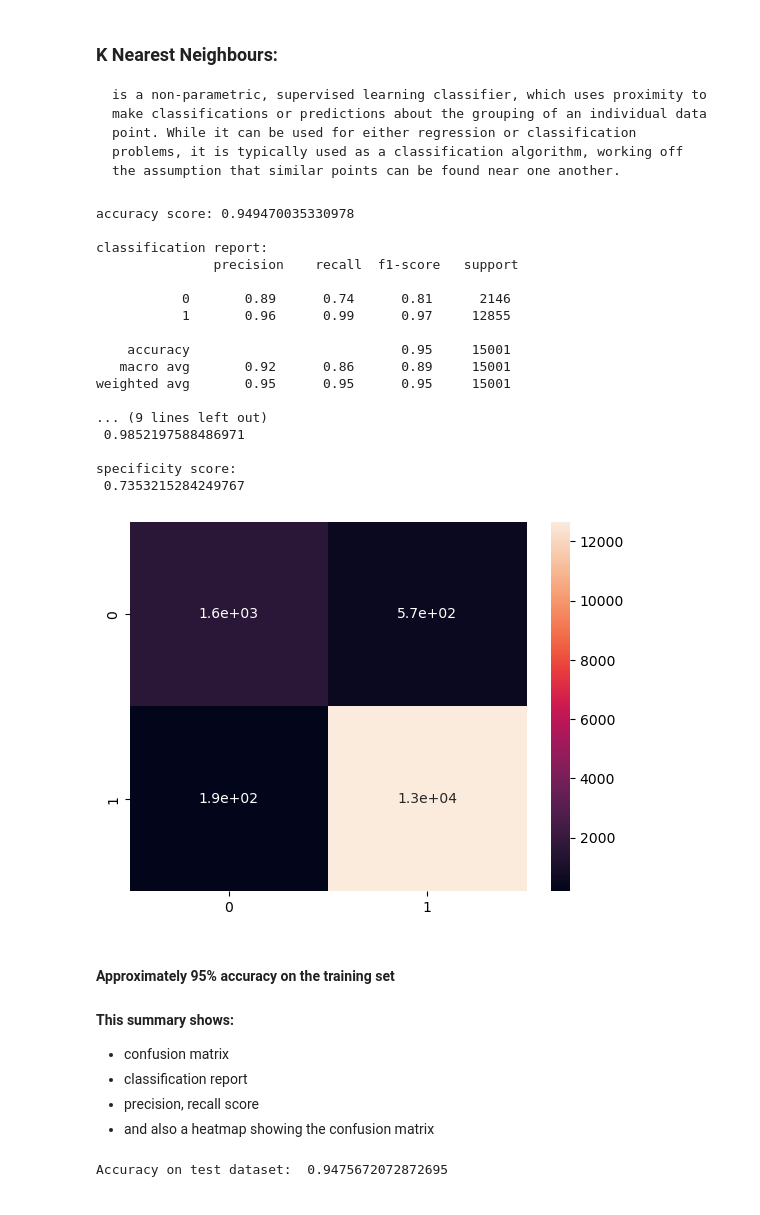
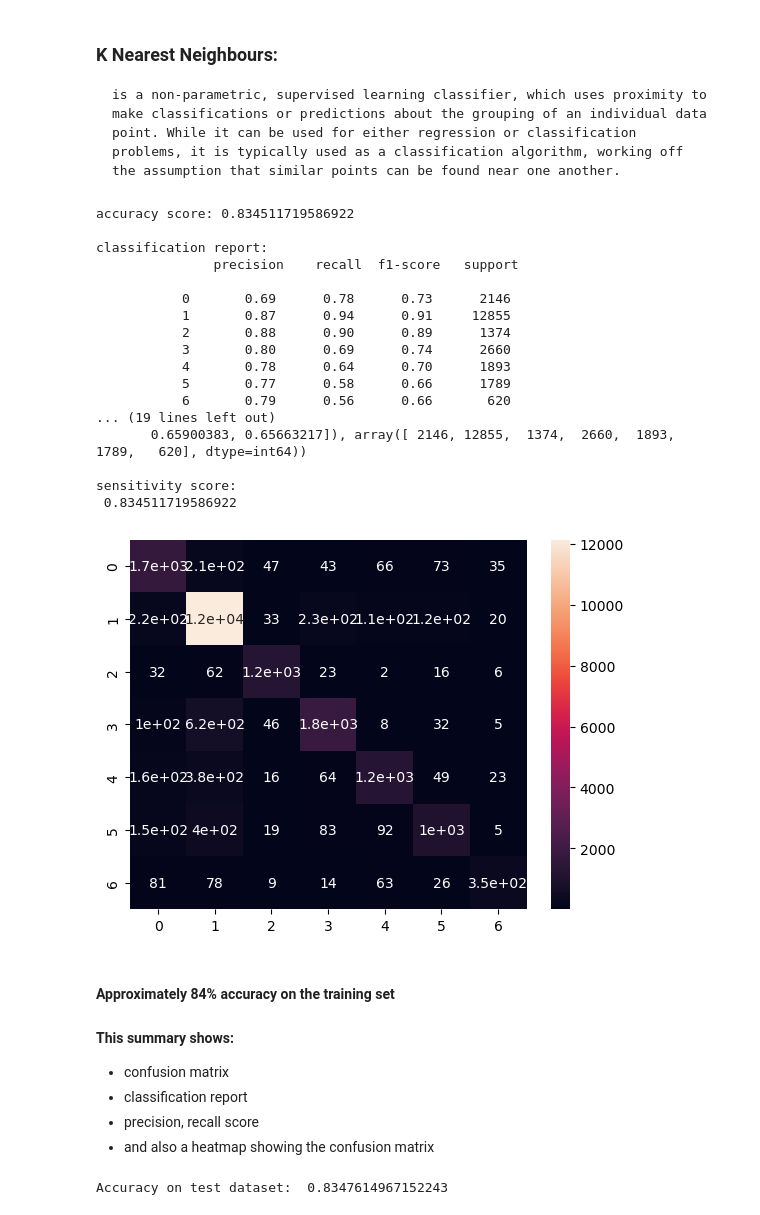
Before and after one commit to Taoheed-O/Tuberculosis_Survival_prediction, a Jupyter notebook: Machine_learning.ipynb, the cells around one changed output. Drawn from its saved outputs; the diff is of its cells as text; code cells hidden in the pictures.

```diff
--- a/Machine_learning.ipynb
+++ b/Machine_learning.ipynb
@@ -299,7 +299,10 @@ patients_total_2022 = pd.merge(patients_2022_new, regimens_2022_new, on='patient
 # %%
 patients_total_2022['outcome_cd_state'] = patients_total_2022['outcome_cd'].apply(lambda x:'cured'\
 if x == 'cured' else ('still on treatment' if x == 'stillOnTreatment' \
-               else ("died" if x == 'died' else 'others')))
+               else ("died" if x == 'died'\
+                     else( 'failure' if x == 'failure'\
+                          else('completed' if x == 'completed'\
+                               else ('loss to follow up' if x == 'ltfu' else 'unknown'))))))
 # %% [markdown]
 #### Doing the same process above to the patients 2023 and regimens 2023
 - Merging DataFrames
@@ -310,7 +313,10 @@ patients_total_2023 = pd.merge(patients_2023_new, regimens_2023_new, on='patient
 # %%
 patients_total_2023['outcome_cd_state'] = patients_total_2023['outcome_cd'].apply(lambda x:'cured'\
 if x == 'cured' else ('still on treatment' if x == 'stillOnTreatment' \
-               else ("died" if x == 'died' else 'others')))
+               else ("died" if x == 'died'\
+                     else( 'failure' if x == 'failure'\
+                          else('completed' if x == 'completed'\
+                               else ('loss to follow up' if x == 'ltfu' else 'unknown'))))))
 # %%
 patients_total_2022['year'] = 2022
 patients_total_2023['year'] = 2023
@@ -325,2 +341,7 @@ patients_total_cured_died = patients_total[patients_total['outcome_cd'].isin(['c
 # %%
-patients_total_cured_died['outcome_cd_bin'] = patients_total_cured_died['outcome_cd_state'].apply(lambda x: 1 if x == 'cured' else 0)
+patients_total['outcome_cd_bin'] = patients_total['outcome_cd_state'].apply(lambda x: 1 if x == 'cured' \
+                                                                                       else (0 if x == 'died' \
+                                                                                            else (2 if x == 'still on treatment'\
+                                                                                                  else(3 if x == 'completed'\
+                                                                                                      else(4 if x == 'loss to follow up'\
+                                                                                                          else(5 if x == 'failure' else 6))))))
@@ -386,10 +402,10 @@ features = ['gender', 'country', 'education', 'employment',
                       'lung_localization', 'x_ray_count', 'age_of_onset', 'bmi', 'period_span',
             'case_definition', 'status'
            ]
-training_features = patients_total_cured_died[features]
+training_features = patients_total[features]
 
 outcome = ['outcome_cd_bin']
-outcome_label = patients_total_cured_died[outcome]
+outcome_label = patients_total[outcome]
 # %%
 categorical_columns = ['gender', 'country', 'education', 'employment',
                        'number_of_children', 'number_of_daily_contacts', 'type_of_resistance',
@@ -666,41 +682,41 @@ model_knn = knn.fit(training_features,np.array(outcome_label['outcome_cd_bin']))
 # %%
 predicted_label  = model_knn.predict(training_features)
 actual_label = np.array(outcome_label['outcome_cd_bin'])
 print('accuracy score:',accuracy_score(actual_label,predicted_label))
 print('\nclassification report:\n',classification_report(actual_label,predicted_label))
 print('\nconfusion matrix:\n',confusion_matrix(actual_label,predicted_label))
 print('\nprecison,recall,fscore,support ARRAYS:\n',precision_recall_fscore_support(actual_label,predicted_label))
-def specificity(y_true , y_pred):
-    w,x,y,z = precision_recall_fscore_support(actual_label,predicted_label)
-    return(x[0])
-print('\nsensitivity score:\n',recall_score(actual_label,predicted_label))
-print('\nspecificity score:\n',specificity(actual_label,predicted_label))
+# def specificity(y_true , y_pred):
+#     w,x,y,z = precision_recall_fscore_support(actual_label,predicted_label)
+#     return(x[0])
+print('\nsensitivity score:\n',recall_score(actual_label,predicted_label,average='micro'))
+# print('\nspecificity score:\n',specificity(actual_label,predicted_label))
 
 cm = confusion_matrix(actual_label,predicted_label)
 
 sns.heatmap(cm,annot=True)
 plt.show()
 # %% [output]
-accuracy score: 0.949470035330978
+accuracy score: 0.834511719586922
 
 classification report:
                precision    recall  f1-score   support
 
-           0       0.89      0.74      0.81      2146
-           1       0.96      0.99      0.97     12855
+           0       0.69      0.78      0.73      2146
+           1       0.87      0.94      0.91     12855
+           2       0.88      0.90      0.89      1374
+           3       0.80      0.69      0.74      2660
+           4       0.78      0.64      0.70      1893
+           5       0.77      0.58      0.66      1789
+           6       0.79      0.56      0.66       620
+... (19 lines left out)
+       0.65900383, 0.65663217]), array([ 2146, 12855,  1374,  2660,  1893,  1789,   620], dtype=int64))
 
-    accuracy                           0.95     15001
-   macro avg       0.92      0.86      0.89     15001
-weighted avg       0.95      0.95      0.95     15001
-
-... (9 lines left out)
- 0.9852197588486971
-
-specificity score:
- 0.7353215284249767
+sensitivity score:
+ 0.834511719586922
-[figure, old version]
+[figure, new version]
 # %% [markdown]
-#### Approximately 95% accuracy on the training set
+#### Approximately 84% accuracy on the training set
 #### This summary shows:
 - confusion matrix
 - classification report
@@ -709,5 +725,5 @@ specificity score:
 # %%
 print('Accuracy on test dataset: ', accuracy_score(y_test, model_knn.predict(x_test)))
 # %% [output]
-Accuracy on test dataset:  0.9475672072872695
+Accuracy on test dataset:  0.8347614967152243
 # %% [markdown]
```
Also changed, not shown: parts of 25 cells of this notebook, 1 other file.
